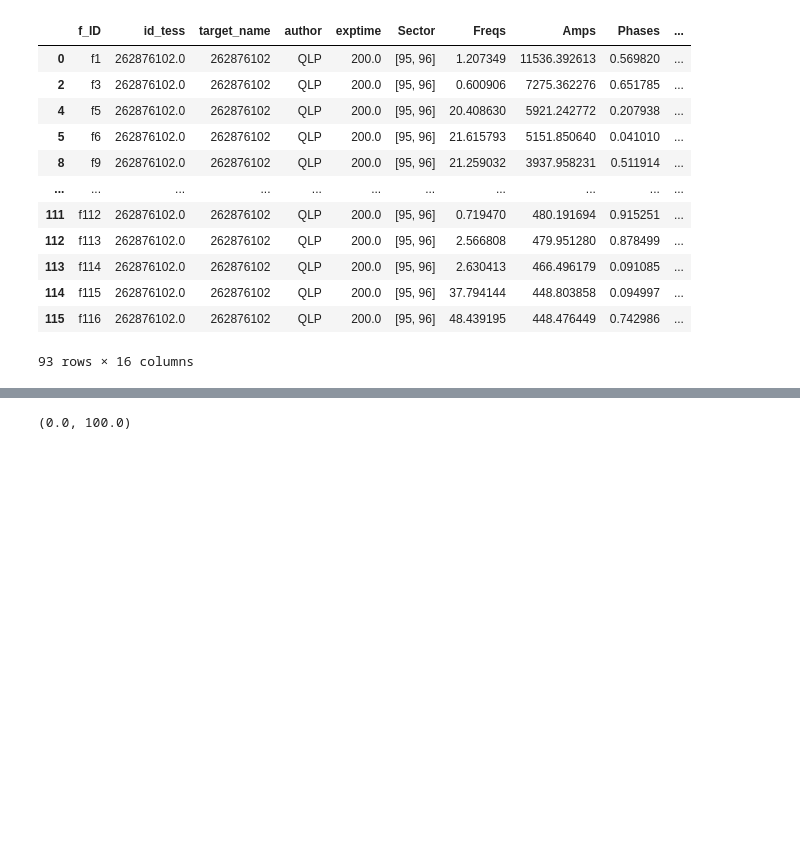
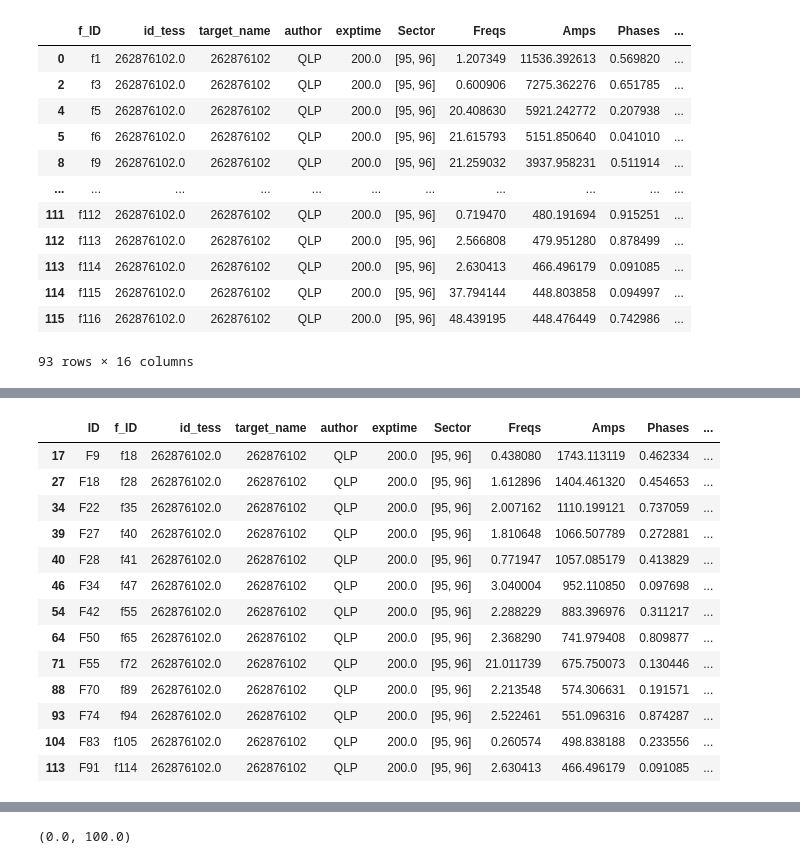
Before and after one commit to carlosccamino/asteroseismology, a Jupyter notebook: asteroseismology/tests.ipynb, the cells around one changed output, grey strips where cells are left out. Saved outputs shown, nothing was run; the diff lists cells and outputs as text; code cells hidden in the pictures; blank space fills up the shorter version.

```diff
--- a/asteroseismology/tests.ipynb
+++ b/asteroseismology/tests.ipynb
@@ -299,0 +300,18 @@ test[test["linear_combination"] != "independent"]
+# %%
+# Si de las 5 primeras frecuencias de más alta amplitud (menores de 3 ciclos por dia) que se han considerado como independiente encuentro 3 o más armónicos (2*, 3*, ...) se puede clasificar como binaria eclipsante. 2017 Iliakos
+test[test['linear_combination'].str.contains("F2")]
+# %% [output]
+|  | ID | f_ID | id_tess | target_name | author | exptime | Sector | Freqs | Amps | Phases | ... |
+| 17 | F9 | f18 | 262876102.0 | 262876102 | QLP | 200.0 | [95, 96] | 0.438080 | 1743.113119 | 0.462334 | ... |
+| 27 | F18 | f28 | 262876102.0 | 262876102 | QLP | 200.0 | [95, 96] | 1.612896 | 1404.461320 | 0.454653 | ... |
+| 34 | F22 | f35 | 262876102.0 | 262876102 | QLP | 200.0 | [95, 96] | 2.007162 | 1110.199121 | 0.737059 | ... |
+| 39 | F27 | f40 | 262876102.0 | 262876102 | QLP | 200.0 | [95, 96] | 1.810648 | 1066.507789 | 0.272881 | ... |
+| 40 | F28 | f41 | 262876102.0 | 262876102 | QLP | 200.0 | [95, 96] | 0.771947 | 1057.085179 | 0.413829 | ... |
+| 46 | F34 | f47 | 262876102.0 | 262876102 | QLP | 200.0 | [95, 96] | 3.040004 | 952.110850 | 0.097698 | ... |
+| 54 | F42 | f55 | 262876102.0 | 262876102 | QLP | 200.0 | [95, 96] | 2.288229 | 883.396976 | 0.311217 | ... |
+| 64 | F50 | f65 | 262876102.0 | 262876102 | QLP | 200.0 | [95, 96] | 2.368290 | 741.979408 | 0.809877 | ... |
+| 71 | F55 | f72 | 262876102.0 | 262876102 | QLP | 200.0 | [95, 96] | 21.011739 | 675.750073 | 0.130446 | ... |
+| 88 | F70 | f89 | 262876102.0 | 262876102 | QLP | 200.0 | [95, 96] | 2.213548 | 574.306631 | 0.191571 | ... |
+| 93 | F74 | f94 | 262876102.0 | 262876102 | QLP | 200.0 | [95, 96] | 2.522461 | 551.096316 | 0.874287 | ... |
+| 104 | F83 | f105 | 262876102.0 | 262876102 | QLP | 200.0 | [95, 96] | 0.260574 | 498.838188 | 0.233556 | ... |
+| 113 | F91 | f114 | 262876102.0 | 262876102 | QLP | 200.0 | [95, 96] | 2.630413 | 466.496179 | 0.091085 | ... |
```
Also changed, not shown: parts of 5 cells of this notebook, 1 other file.
